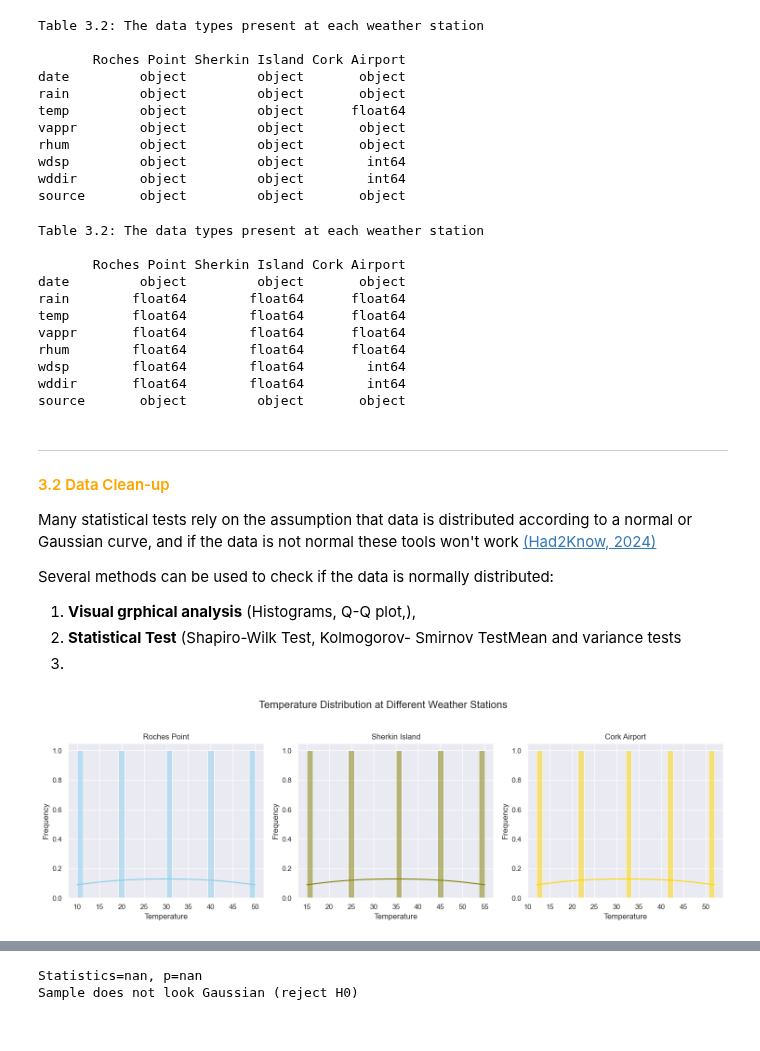
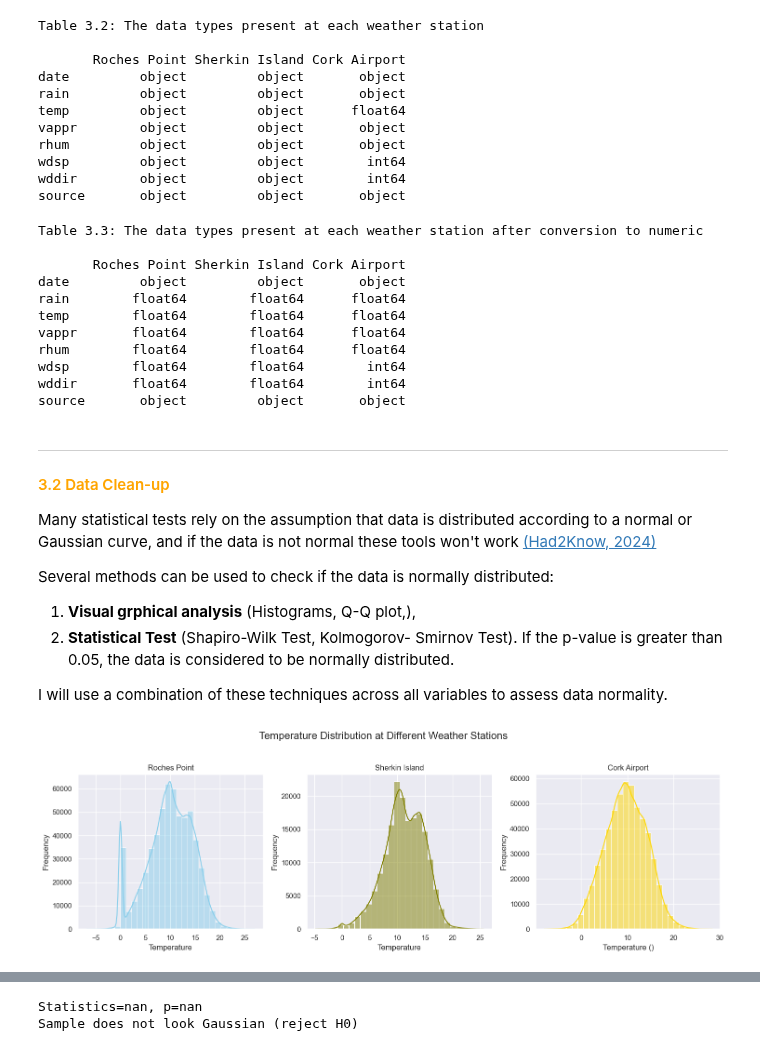
Before and after one commit to Laura6826/PFDA-project, a Jupyter notebook: wind_project.ipynb, the cells around one changed output, grey strips where cells are left out. Cells and saved outputs as stored; diff of their text form; code cells hidden in the pictures.

Commit message:
plotting graphs to assess normality

```diff
--- a/wind_project.ipynb
+++ b/wind_project.ipynb
@@ -212,8 +224,11 @@ dfs['wddir'] = pd.to_numeric(dfs['wddir'], errors='coerce')
 
 # Cork Airport weather station
 dfca['rain'] = pd.to_numeric(dfca['rain'], errors='coerce')
+dfca['temp'] = pd.to_numeric(dfca['temp'], errors='coerce')
 dfca['vappr'] = pd.to_numeric(dfca['vappr'], errors='coerce')
 dfca['rhum'] = pd.to_numeric(dfca['rhum'], errors='coerce')
+dfca['wdsp'] = pd.to_numeric(dfca['wdsp'], errors='coerce')
+dfca['wddir'] = pd.to_numeric(dfca['wddir'], errors='coerce')
 
 # Get the data types of each DataFrame
 dfrp_dtypes = dfrp.dtypes.rename('Roches Point')
@@ -227,10 +242,10 @@ dtypes_combined = pd.concat([dfrp_dtypes, dfs_dtypes, dfca_dtypes], axis=1)
 dtypes_combined.columns = ['Roches Point', 'Sherkin Island', 'Cork Airport']
 
 # Print the combined data types
-print('Table 3.3: The data types present at each weather station after conversion to numeric\n'')
+print('Table 3.3: The data types present at each weather station after conversion to numeric\n')
 print(dtypes_combined)
 # %% [output]
-Table 3.2: The data types present at each weather station
+Table 3.3: The data types present at each weather station after conversion to numeric
 
        Roches Point Sherkin Island Cork Airport
 date         object         object       object
@@ -241,6 +256,14 @@ rhum        float64        float64      float64
 wdsp        float64        float64        int64
 wddir       float64        float64        int64
 source       object         object       object
+# %%
+# Let deal with empty and missing values.
+
+# Roches Point weather station
+# Replace empth cells with '0'
+dfrp.fillna(0, inplace=True)
+dfs.fillna(0, inplace=True)
+dfca.fillna(0, inplace=True)
 # %% [markdown]
 ***
 #### <span style="color:orange"> 3.2    Data Clean-up <span>
@@ -249,34 +272,34 @@ Many statistical tests rely on the assumption that data is distributed according
 
 Several methods can be used to check if the data is normally distributed:
 1. **Visual grphical analysis** (Histograms, Q-Q plot,),
-1. **Statistical Test** (Shapiro-Wilk Test, Kolmogorov- Smirnov TestMean and variance tests
-1.
+1. **Statistical Test** (Shapiro-Wilk Test, Kolmogorov- Smirnov Test). If the p-value is greater than 0.05, the data is considered to be normally distributed.
+
+I will use a combination of these techniques across all variables to assess data normality.
 # %%
 # Histograms of the data
-# Rainfall (mm)
+# Temperature (0C)
 sns.set_theme(style="darkgrid")
 fig, axs = plt.subplots(1, 3, figsize=(15, 5))
-
 sns.histplot(data=dfrp, x="temp", kde=True, color="skyblue", bins=30, ax=axs[0])
 axs[0].set_title('Roches Point')
 axs[0].set_xlabel('Temperature')
 axs[0].set_ylabel('Frequency')
 
 sns.histplot(data=dfs, x="temp", kde=True, color="olive", bins=30, ax=axs[1])
 axs[1].set_title('Sherkin Island')
 axs[1].set_xlabel('Temperature')
 axs[1].set_ylabel('Frequency')
 
 sns.histplot(data=dfca, x="temp", kde=True, color="gold", bins=30, ax=axs[2])
 axs[2].set_title('Cork Airport')
-axs[2].set_xlabel('Temperature')
+axs[2].set_xlabel('Temperature ()')
 axs[2].set_ylabel('Frequency')
 
 # Add an overall title to the figure
 fig.suptitle('Temperature Distribution at Different Weather Stations', fontsize=16)
 
 # Show the plot
 plt.tight_layout(rect=[0, 0, 1, 0.95])
 plt.show()
 # %% [output]
-[figure, old version]
+[figure, new version]
```
Also changed, not shown: parts of 11 cells of this notebook.
